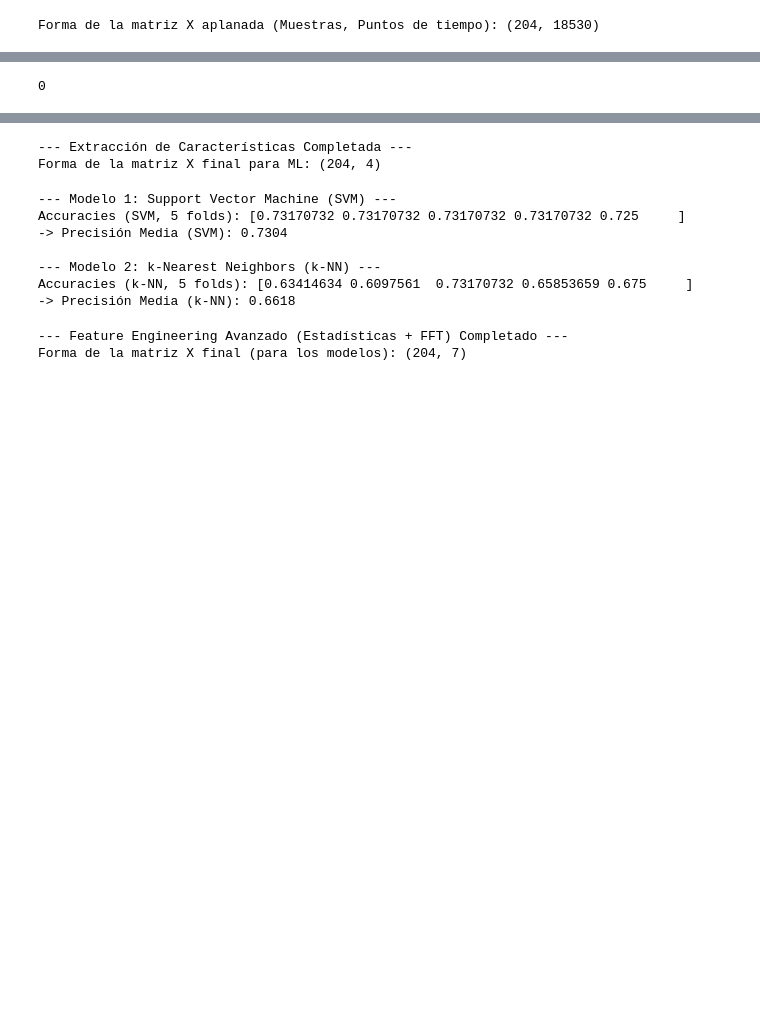
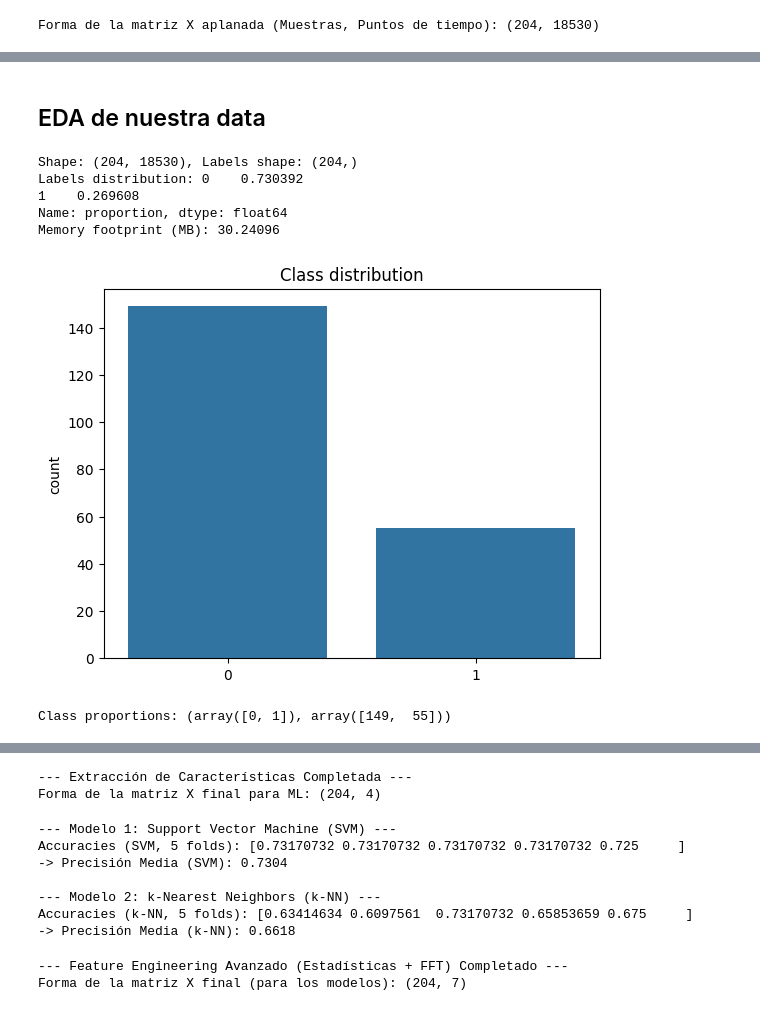
Before and after one commit to Vasco2510/ML_P1_EGG, a Jupyter notebook: tryouts/project5.ipynb, the cells around one changed output, grey strips where cells are left out. Drawn from its saved outputs; the diff is of its cells as text; code cells hidden in the pictures; blank space fills up the shorter version.

```diff
--- a/tryouts/project5.ipynb
+++ b/tryouts/project5.ipynb
@@ -90,5 +99,35 @@ df.head()
-# %%
-# Cantidad de nulos en el dataframe
-print(df.isnull().sum().sum())
-# %% [output]
-0
+# %% [markdown]
+## EDA de nuestra data
+# %%
+import h5py
+import numpy as np
+import pandas as pd
+import matplotlib.pyplot as plt
+import seaborn as sns
+from scipy.stats import zscore, skew, kurtosis
+
+ruta = '/content/drive/MyDrive/ml_datasets/EGG/train.h5'
+with h5py.File(ruta, 'r') as f:
+    X = f['x'][:]  # shape (204, 1, 18530)
+    y = f['y'][:].astype(int)
+
+X = X.reshape(X.shape[0], X.shape[2])  # (n_samples, time_points)
+df = pd.DataFrame(X)
+print(f"Shape: {X.shape}, Labels shape: {y.shape}")
+print("Labels distribution:", pd.Series(y).value_counts(normalize=True))
+print("Memory footprint (MB):", X.nbytes / 1e6)
+# %% [output]
+Shape: (204, 18530), Labels shape: (204,)
+Labels distribution: 0    0.730392
+1    0.269608
+Name: proportion, dtype: float64
+Memory footprint (MB): 30.24096
+# %%
+sns.countplot(x=y)
+plt.title("Class distribution")
+plt.show()
+
+print("Class proportions:", np.unique(y, return_counts=True))
+# %% [output]
+[figure, added]
+Class proportions: (array([0, 1]), array([149,  55]))
```
Also changed, not shown: parts of 18 cells of this notebook.
